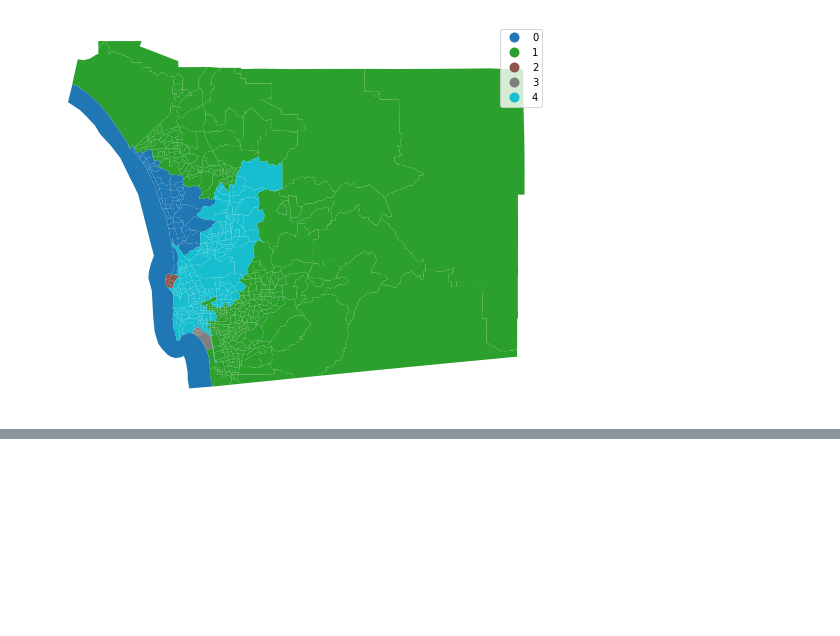
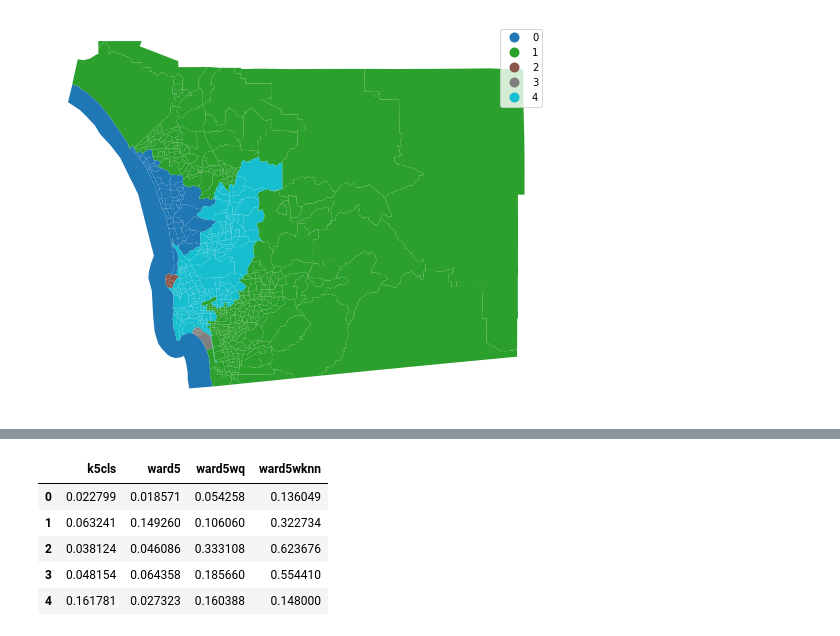
Before and after one commit to gdsbook/book, a Jupyter notebook: notebooks/10_clustering_and_regionalization.ipynb, the cells around one changed output, grey strips where cells are left out. Drawn from its saved outputs; the diff is of its cells as text; code cells hidden in the pictures; blank space fills up the shorter version.

Commit message:
finish clustering and regionalization drafting

```diff
--- a/notebooks/10_clustering_and_regionalization.ipynb
+++ b/notebooks/10_clustering_and_regionalization.ipynb
@@ -963,0 +909,14 @@ Thus, clustering and regionalization are essential tools for the geographic data
+# %%
+results = []
+for cluster_type in ('k5cls', 'ward5', 'ward5wq', 'ward5wknn'):
+    regions = db[[cluster_type, 'geometry']].dissolve(by=cluster_type)
+    ipqs = regions.area * 4 * numpy.pi / (regions.boundary.length**2)
+    results.append(ipqs.to_frame(cluster_type))
+pandas.concat(results, axis=1)
+# %% [output]
+|  | k5cls | ward5 | ward5wq | ward5wknn |
+| 0 | 0.022799 | 0.018571 | 0.054258 | 0.136049 |
+| 1 | 0.063241 | 0.149260 | 0.106060 | 0.322734 |
+| 2 | 0.038124 | 0.046086 | 0.333108 | 0.623676 |
+| 3 | 0.048154 | 0.064358 | 0.185660 | 0.554410 |
+| 4 | 0.161781 | 0.027323 | 0.160388 | 0.148000 |
```
Also changed, not shown: parts of 13 cells of this notebook, 1 other file.
